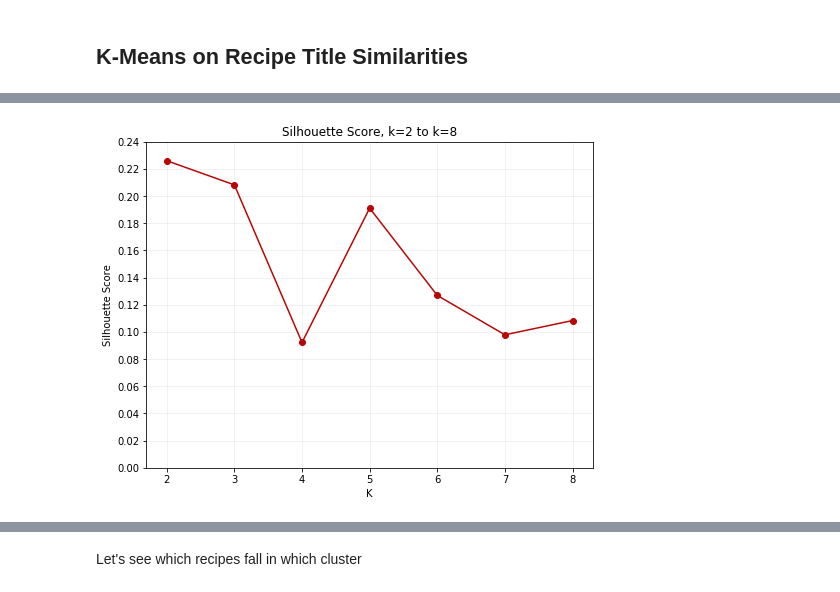
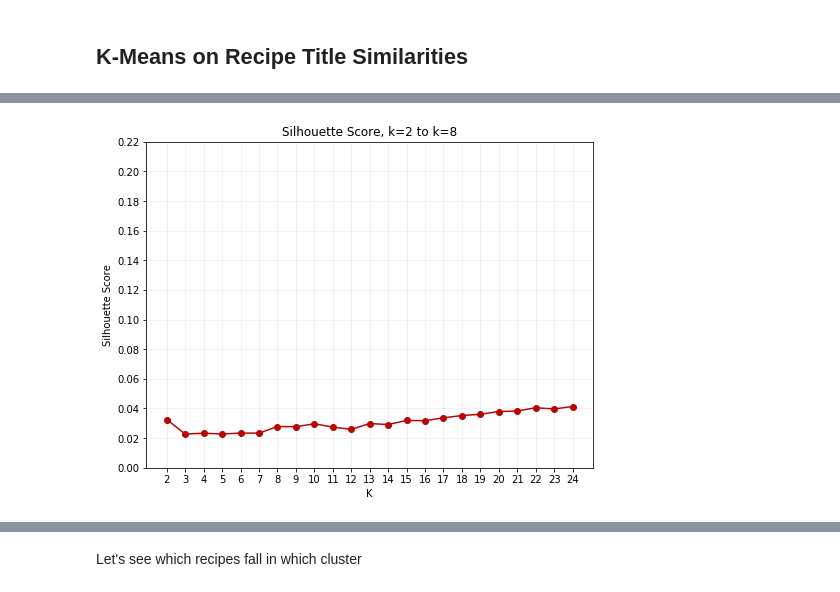
Before and after one commit to isabelvanzijl/Capstone-Project-2, a Jupyter notebook: Clustering.ipynb, the cells around one changed output, grey strips where cells are left out. Saved outputs shown, nothing was run; the diff lists cells and outputs as text; code cells hidden in the pictures.

```diff
--- a/Clustering.ipynb
+++ b/Clustering.ipynb
@@ -1144,14 +1158,14 @@ recipe_titles_df.head()
 # %%
-rec_dict = dict(zip(recipes, titles))
+#rec_dict = dict(zip(recipes, titles))
 
 # fill in dataframe with averaged vector values
-for k, l in rec_dict.items():
-    for word in l:
-        if word not in ('in', 'with', 'and', 'of'):
-            if word in phrases:
-                wrd_avg = float(phrases_avg_df.loc[word])
-                #print(k)
-                #print(wrd_avg)
-                recipe_titles_df.at[k,word] = wrd_avg
+#for k, l in rec_dict.items():
+#    for word in l:
+#        if word not in ('in', 'with', 'and', 'of'):
+#            if word in phrases:
+#                wrd_avg = float(phrases_avg_df.loc[word])
+#                #print(k)
+#                #print(wrd_avg)
+#                recipe_titles_df.at[k,word] = wrd_avg
 # %%
 # replace null values with zeroes
@@ -1169,6 +1172,0 @@ recipe_titles_df.tail()
-# %%
-# remove rows with rating of 4 or lower
-recipe_titles_df = recipe_titles_df.loc[recipe_titles_df['Rating'] == 5].loc[:, :'Wisconsin']
-df_cats_meals_rating.shape
-
-print([row.sum() for i, row in recipe_titles_df.iterrows() if row.sum() == 0])
@@ -1185,7 +1198,7 @@ sim_matrix.shape
 # %%
 # iterate through Ks from 1 to 12 and append results to list
 results = []
-ks = range(1, 13)
+ks = range(1, 25)
 for k in ks:
     # Create a KMeans instance with k clusters
     kmeans = KMeans(n_clusters=k, random_state=10)
@@ -1209,7 +1220,7 @@ Interesting that the inertia increases when moving from k=3 to k=4! Let's look a
 # %%
 # initiate dictionary and range for for loop
 avg_s_scores_titles = {}
-range_n_clusters = range(2,9)
+range_n_clusters = range(2,25)
 
 # test various sizes of k and save corresponding silhouette score
 for k in range_n_clusters:
@@ -1236,14 +1257,14 @@ k = 8 : 0.1084
 # %%
 # plot silhouette score for each k
 x, y = zip(*sorted(avg_s_scores_titles.items()))
 plt.figure(figsize=(8,6))
 plt.plot(x, y, '-o')
 plt.xticks(range_n_clusters)
-plt.yticks([0, .02, .04, .06, .08, .10, .12, .14, .16, .18, .20, .22, .24])
+plt.yticks([0, .02, .04, .06, .08, .10, .12, .14, .16, .18, .20, .22])
 plt.xlabel('K')
 plt.ylabel('Silhouette Score')
 plt.title('Silhouette Score, k=2 to k=8')
 plt.grid(True, alpha=.2)
 plt.show()
 # %% [output]
-[figure, old version]
+[figure, new version]
```
Also changed, not shown: parts of 40 cells of this notebook.
